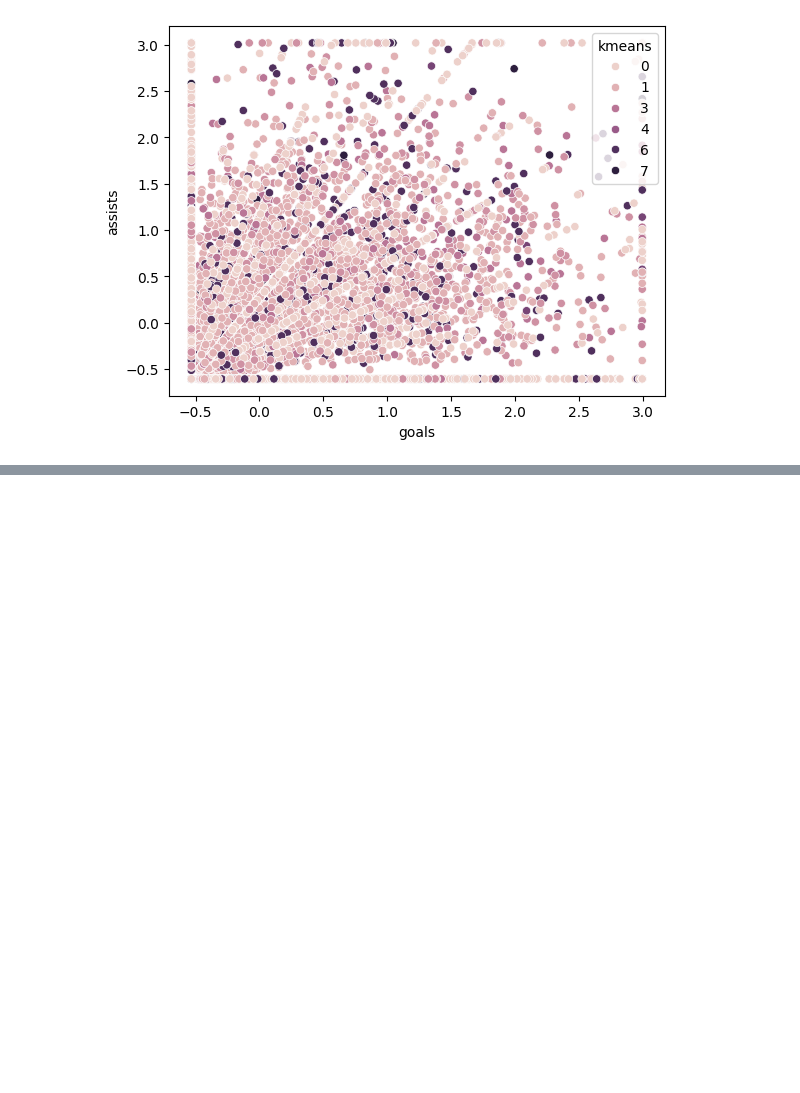
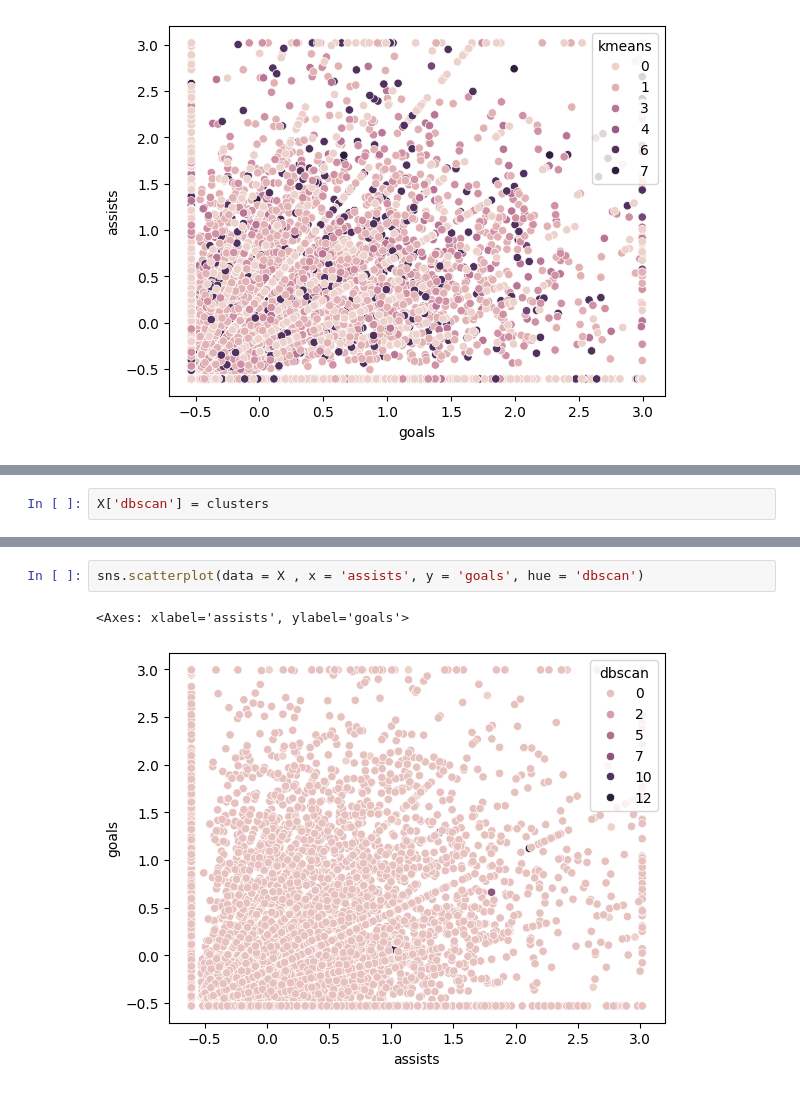
Before and after one commit to Tuwaiq-DS-ML-bootcamp-V-6/Use-case-7, a Jupyter notebook: EDA explain template.ipynb, the cells around one changed output, grey strips where cells are left out. Cells and saved outputs as stored; diff of their text form; blank space fills up the shorter version.

```diff
--- a/EDA explain template.ipynb
+++ b/EDA explain template.ipynb
@@ -1437,0 +1518,2 @@ sns.scatterplot(data = X , x = 'goals', y = 'assists', hue = 'kmeans')
+# %%
+X['dbscan'] = clusters
@@ -1437,0 +1539,5 @@ sns.scatterplot(data = X , x = 'goals', y = 'assists', hue = 'kmeans')
+# %%
+sns.scatterplot(data = X , x = 'assists', y = 'goals', hue = 'dbscan')
+# %% [output]
+<Axes: xlabel='assists', ylabel='goals'>
+[figure, added]
```
Also changed, not shown: parts of 15 cells of this notebook.
